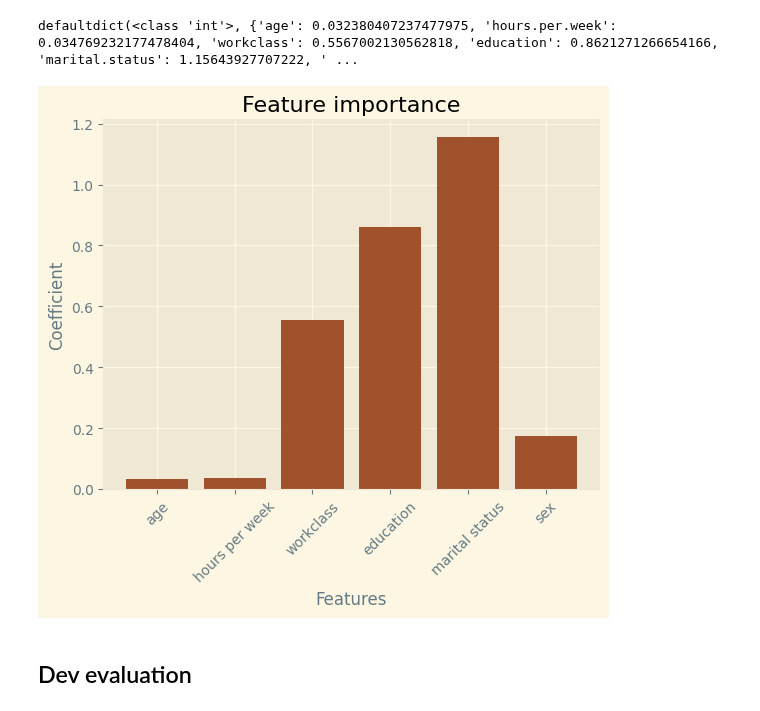
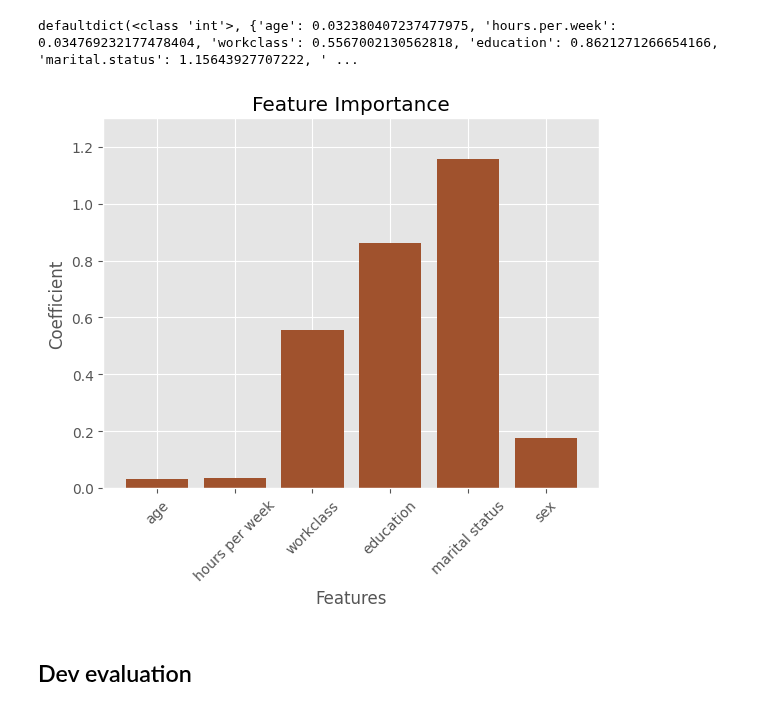
Before and after one commit to JipSchoneveld/HCML_project, a Jupyter notebook: train.ipynb, the cells around one changed output. Saved outputs shown, nothing was run; the diff lists cells and outputs as text; code cells hidden in the pictures.

Commit message:
changed FI plots

```diff
--- a/train.ipynb
+++ b/train.ipynb
@@ -206,20 +206,21 @@ defaultdict(<class 'int'>, {'age': 0.032380407237477975, 'hours.per.week': 0.034
 # %%
 import matplotlib.pyplot as plt
 from matplotlib import style
 feat_weights = [np.abs(x) for x in logreg.coef_[0]]
 feat_names = list(logreg.feature_names_in_)
 names = [name.replace('.', ' ') for name, _ in FI.items()]
 values = [value for _, value in FI.items()]
 plt.bar(names, values, width=0.8, color = 'sienna')
-plt.style.use('Solarize_Light2')
+plt.style.use('ggplot')
 plt.xticks(rotation = 45)
 plt.xlabel('Features')
 plt.ylabel('Coefficient')
-plt.title('Feature importance')
+plt.ylim(0, 1.3)
+plt.title('Feature Importance')
 plt.savefig(os.path.join('plots', 'feature_importance'), bbox_inches='tight')
 plt.show()
 # %% [output]
-[figure, old version]
+[figure, new version]
 # %% [markdown]
 ## Dev evaluation
 # %%
```
Also changed, not shown: 3 other files.
